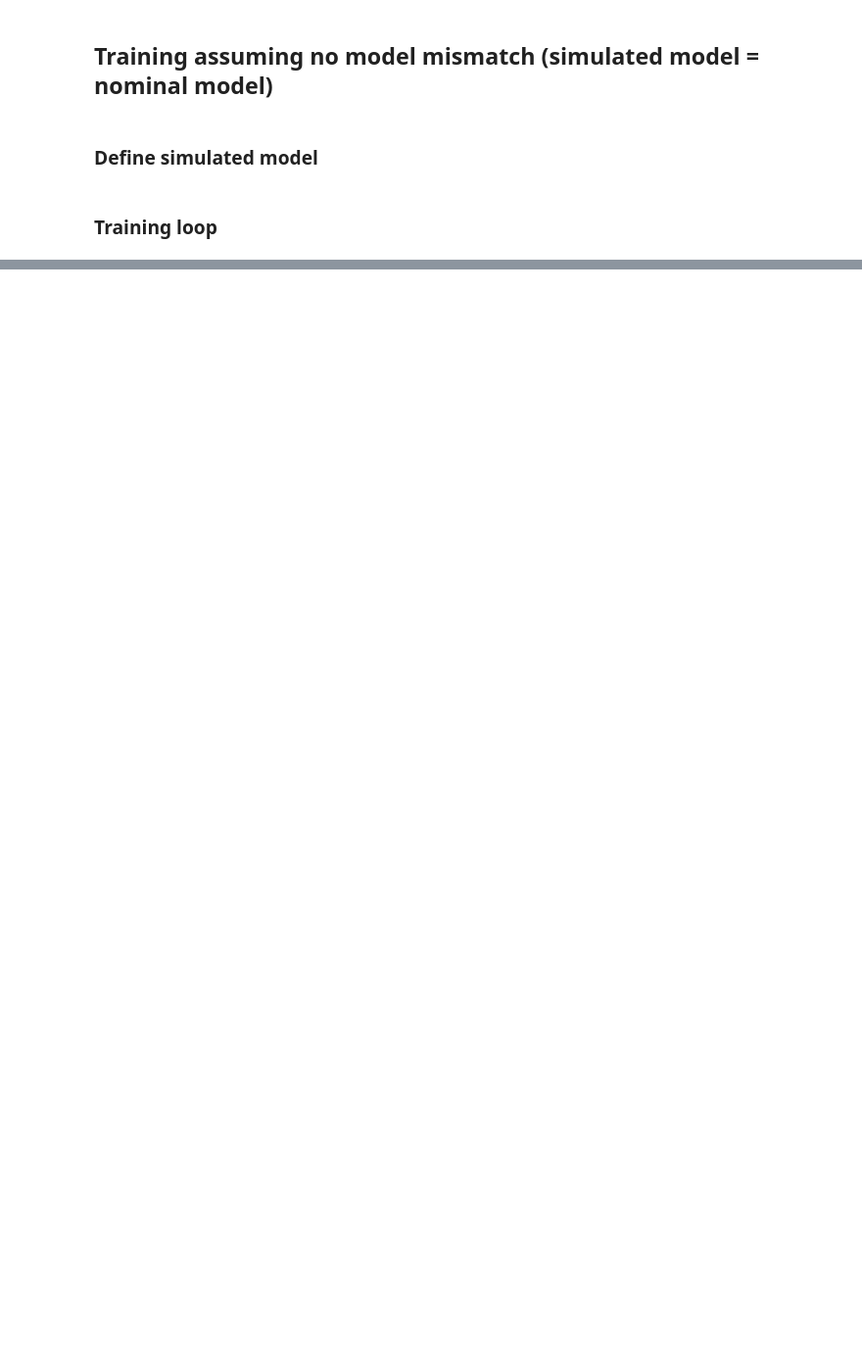
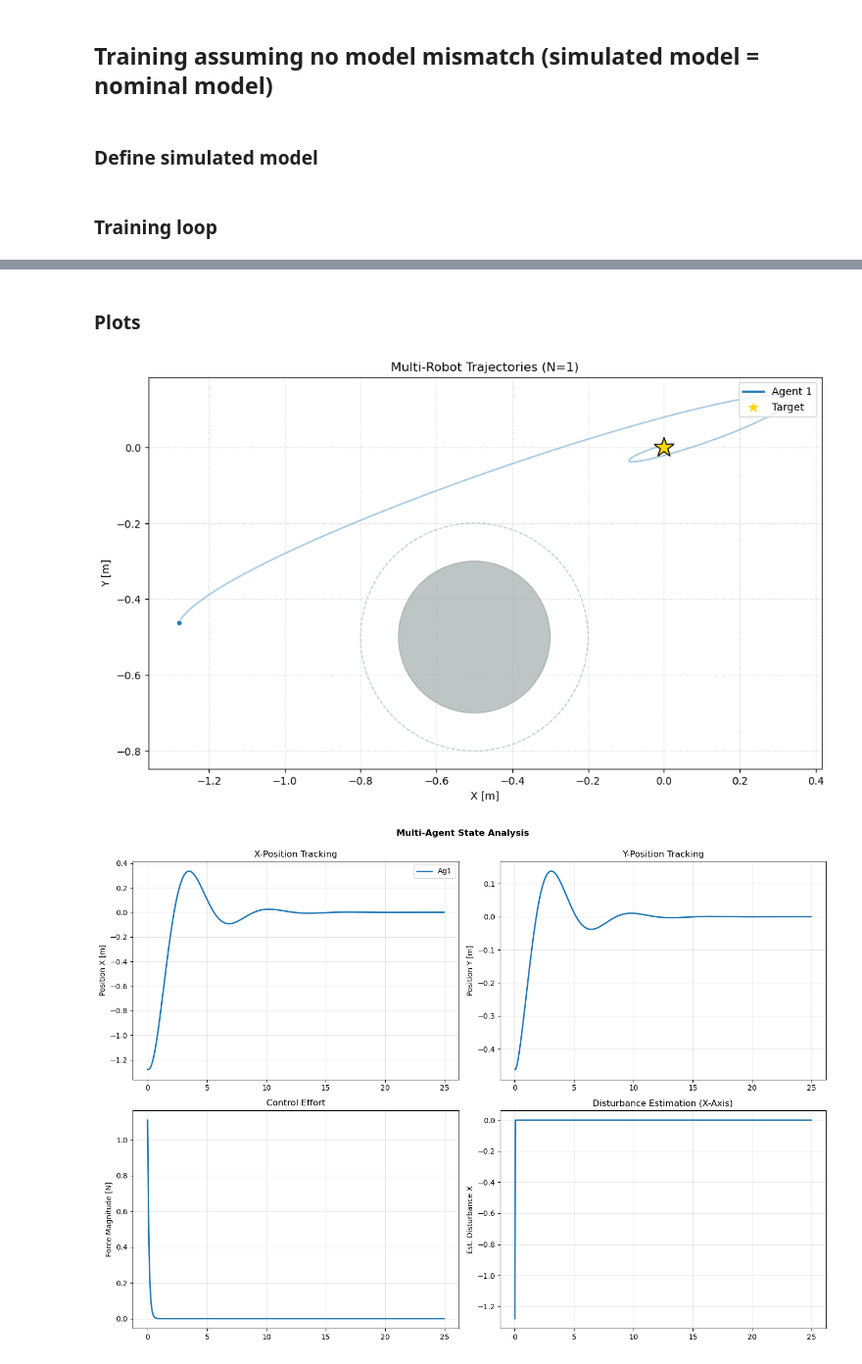
Before and after one commit to laurameroi/Conformal_PB, a Jupyter notebook: main.ipynb, the cells around one changed output, grey strips where cells are left out. Shown at 98% size. Saved outputs shown, nothing was run; the diff lists cells and outputs as text; code cells hidden in the pictures; blank space fills up the shorter version.

```diff
--- a/main.ipynb
+++ b/main.ipynb
@@ -369,0 +354,6 @@ Testing Complete. Average Test Loss: 0.1118
+# %%
+#Ren
+ren_quantile = ContractiveREN(dim_in=state_dim*n_agents, dim_out=input_dim*n_agents, dim_internal=dim_internal, dim_nl=dim_nl, initialization_std=initialization_std)
+
+#Closed loop of Performance boosting controller and simulator of closed loop
+PB_closed_loop_sim_quantile = PBClosedLoop(ren_quantile, f_sim, f_nom)
@@ -369,0 +501,15 @@ Testing Complete. Average Test Loss: 0.1118
+# %% [markdown]
+### Plots
+# %%
+plot_pb_trajectories(
+    traj_x=traj_x_train,
+    traj_u=traj_u_train,
+    traj_w_hat=traj_w_hat_train,
+    x_target=x_target,
+    obs_centers=obs_centers,
+    obs_sigma=obs_sigmas,
+    dt=dt
+)
+# %% [output]
+[figure, added]
+[figure, added]
```
Also changed, not shown: parts of 14 cells of this notebook, 2 other files.
